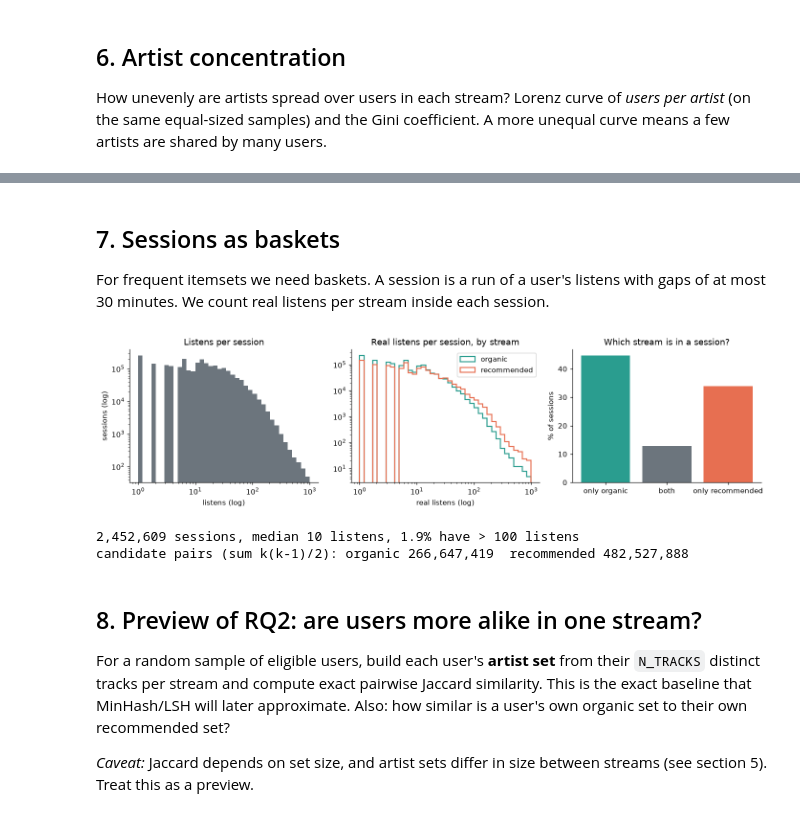
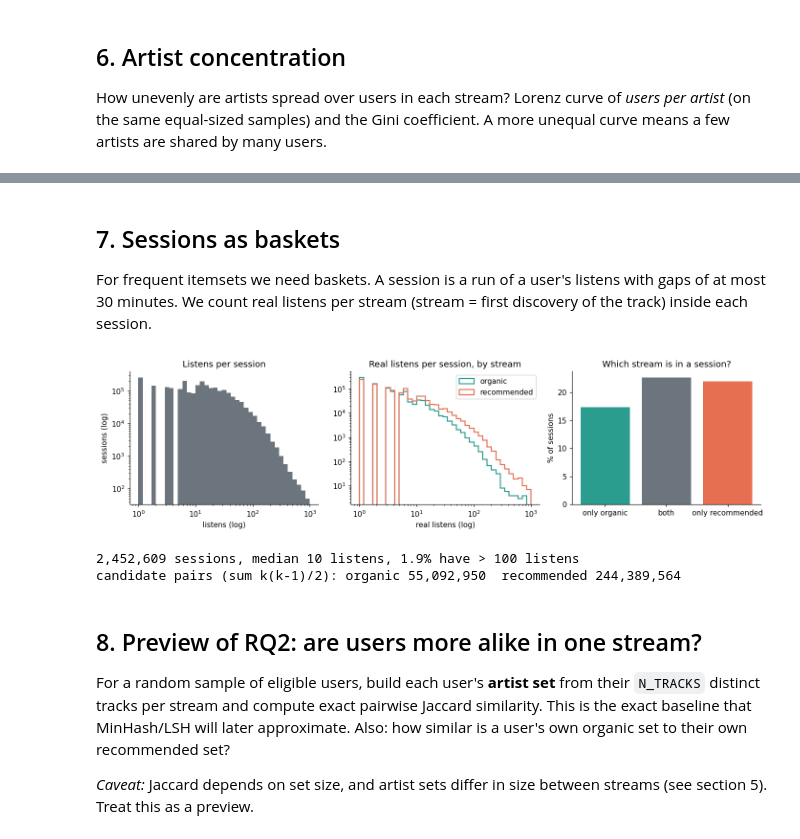
Before and after one commit to vasilis-kon/Computational-Tools-Project, a Jupyter notebook: notebooks/01_initial_analysis.ipynb, the cells around one changed output, grey strips where cells are left out. Cells and saved outputs as stored; diff of their text form; code cells hidden in the pictures.

```diff
--- a/notebooks/01_initial_analysis.ipynb
+++ b/notebooks/01_initial_analysis.ipynb
@@ -72,6 +78,9 @@ df["artist"] = item_art[df["item_id"].to_numpy()]
 new_user = (df["uid"] != df["uid"].shift()).to_numpy()
 df["uidx"] = (np.cumsum(new_user) - 1).astype(np.int32)   # compact user index 0..n-1
 n_users = int(df["uidx"].iloc[-1]) + 1
+# stream label per listen (1 organic, 0 recommended, -1 excluded); sections 2 and 4 still use the raw is_organic flag
+df["label"] = stream_labels(df["uidx"].to_numpy(), df["item_id"].to_numpy(), df["is_organic"].to_numpy(),
+                            df["played_ratio_pct"].to_numpy(), df["timestamp"].to_numpy(), REAL_PCT, STREAM_MODE, WARMUP_DAYS)
 print(f"{len(df):,} listens, {n_users:,} users, {df['item_id'].nunique():,} tracks, "
       f"{(df['artist'] < 0).mean():.2%} without artist  ({time.time() - t0:.0f} s)")
 df.head()
@@ -124,9 +133,10 @@ How many listens does each user have in each stream? This decides who can be inc
 # %%
 real_mask = ratio >= REAL_PCT
 uidx = df["uidx"].to_numpy()
+lab = df["label"].to_numpy()
 tot = np.bincount(uidx, minlength=n_users)
-real_org = np.bincount(uidx[real_mask & (org == 1)], minlength=n_users)
-real_rec = np.bincount(uidx[real_mask & (org == 0)], minlength=n_users)
+real_org = np.bincount(uidx[real_mask & (lab == 1)], minlength=n_users)
+real_rec = np.bincount(uidx[real_mask & (lab == 0)], minlength=n_users)
 share_org = np.bincount(uidx[org == 1], minlength=n_users) / tot
 
 fig, ax = plt.subplots(1, 3, figsize=(13, 3.4))
@@ -159,6 +169,10 @@ for s, v in [("organic", 1), ("recommended", 0)]:
     k = key[org == v]
     rep[s] = 1 - len(np.unique(k)) / len(k)
 del inv
+lab_pair = df["label"].to_numpy()[first_idx]   # one stream label per (user, track)
+print(f"stream labels ({STREAM_MODE}, {WARMUP_DAYS}-day warm-up): organic {(lab_pair == 1).mean():.1%}, "
+      f"recommended {(lab_pair == 0).mean():.1%}, excluded {(lab_pair < 0).mean():.1%} of (user, track) pairs")
+summary["pairs excluded (warm-up or no real listen)"] = (lab_pair < 0).mean()
 
 fig, ax = plt.subplots(1, 3, figsize=(13, 3.4))
 fs = [first_org.mean(), 1 - first_org.mean()]
@@ -185,5 +201,6 @@ not raw listens.
 # %%
-r = df.loc[real_mask & (df["artist"] >= 0), ["uidx", "item_id", "is_organic", "artist"]]
+r = df.loc[real_mask & (df["artist"] >= 0) & (df["label"] >= 0), ["uidx", "item_id", "label", "artist"]]
+r = r.rename(columns={"label": "is_organic"})          # from here on "is_organic" is the stream label
 k3 = (r["uidx"].to_numpy().astype(np.int64) << 33) | (r["item_id"].to_numpy().astype(np.int64) << 1) | r["is_organic"].to_numpy()
 _, fi = np.unique(k3, return_index=True)
 u = r.iloc[np.sort(fi)].copy()                        # first real listen of each (user, track, stream), time ordered
@@ -275,40 +292,40 @@ pd.DataFrame(conc).T
 # %% [markdown]
 ## 7. Sessions as baskets
 For frequent itemsets we need baskets. A session is a run of a user's listens with gaps of at most 30 minutes.
-We count real listens per stream inside each session.
+We count real listens per stream (stream = first discovery of the track) inside each session.
 # %%
 ts = df["timestamp"].to_numpy().astype(np.int64)
 new_sess = np.empty(len(df), dtype=bool)
 new_sess[0] = True
 new_sess[1:] = new_user[1:] | ((ts[1:] - ts[:-1]) > SESSION_GAP_S)
 sid = np.cumsum(new_sess) - 1
 n_sess = int(sid[-1]) + 1
 size = np.bincount(sid, minlength=n_sess)
-s_org = np.bincount(sid[real_mask & (org == 1)], minlength=n_sess)
-s_rec = np.bincount(sid[real_mask & (org == 0)], minlength=n_sess)
+s_org = np.bincount(sid[real_mask & (lab == 1)], minlength=n_sess)
+s_rec = np.bincount(sid[real_mask & (lab == 0)], minlength=n_sess)
 
 fig, ax = plt.subplots(1, 3, figsize=(13, 3.5))
 bins = np.logspace(0, 3, 40)
 ax[0].hist(size, bins=bins, color="#6c757d"); ax[0].set_xscale("log"); ax[0].set_yscale("log")
 ax[0].set(title="Listens per session", xlabel="listens (log)", ylabel="sessions (log)")
 for s, v in [("organic", s_org), ("recommended", s_rec)]:
     ax[1].hist(v[v > 0], bins=bins, histtype="step", color=COL[s], label=s, lw=1.5)
 ax[1].set_xscale("log"); ax[1].set_yscale("log"); ax[1].legend()
 ax[1].set(title="Real listens per session, by stream", xlabel="real listens (log)")
 kinds = {"only organic": ((s_org > 0) & (s_rec == 0)).mean(), "both": ((s_org > 0) & (s_rec > 0)).mean(),
          "only recommended": ((s_org == 0) & (s_rec > 0)).mean()}
 ax[2].bar(kinds.keys(), np.array(list(kinds.values())) * 100, color=[COL["organic"], "#6c757d", COL["recommended"]])
 ax[2].set(title="Which stream is in a session?", ylabel="% of sessions")
 plt.tight_layout(); plt.show()
 pairs = lambda k: int((k.astype(np.int64) * (k - 1) // 2).sum())
 print(f"{n_sess:,} sessions, median {np.median(size):.0f} listens, {(size > 100).mean():.1%} have > 100 listens")
 print(f"candidate pairs (sum k(k-1)/2): organic {pairs(s_org):,}  recommended {pairs(s_rec):,}")
 summary["sessions"] = n_sess
 summary["sessions with both streams"] = kinds["both"]
 # %% [output]
-[figure, old version]
+[figure, new version]
 2,452,609 sessions, median 10 listens, 1.9% have > 100 listens
-candidate pairs (sum k(k-1)/2): organic 266,647,419  recommended 482,527,888
+candidate pairs (sum k(k-1)/2): organic 55,092,950  recommended 244,389,564
 # %% [markdown]
 ## 8. Preview of RQ2: are users more alike in one stream?
 For a random sample of eligible users, build each user's **artist set** from their `N_TRACKS` distinct tracks per stream and
```
Also changed, not shown: parts of 13 cells of this notebook, 7 other files.
